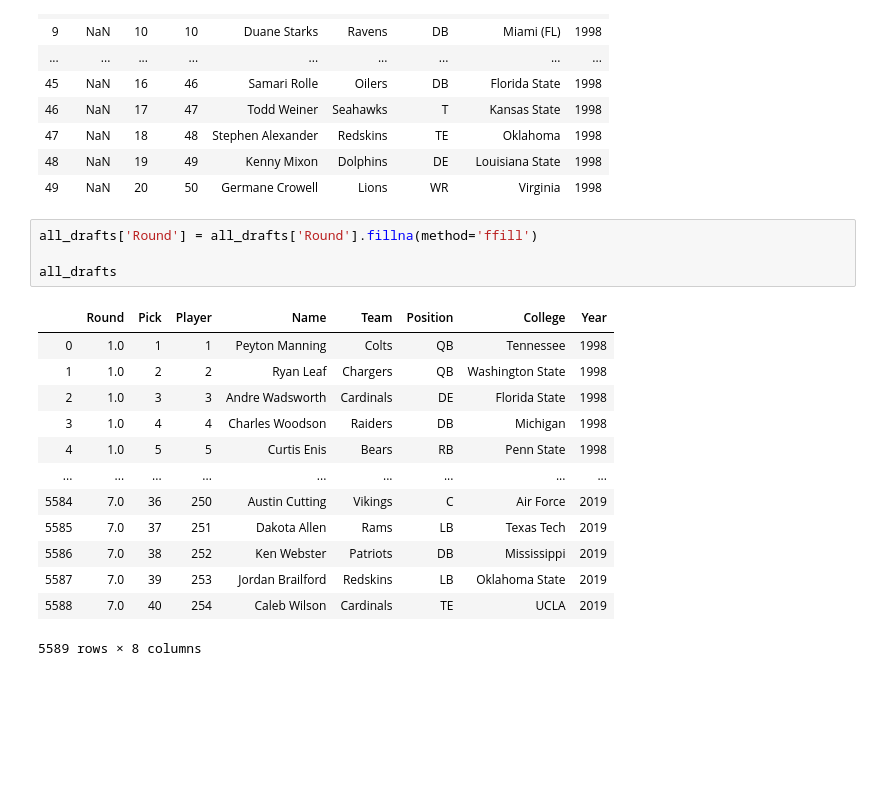
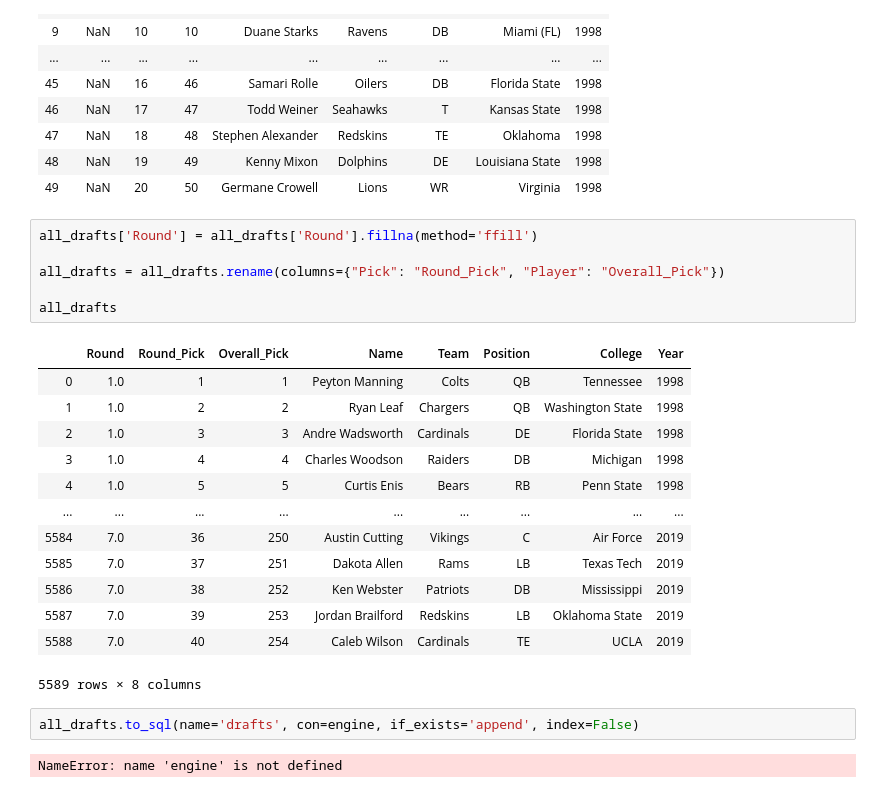
Before and after one commit to rdashcraft91/NFL-ETL, a Jupyter notebook: Ryan_Notebook.ipynb, the cells around one changed output. Drawn from its saved outputs; the diff is of its cells as text; blank space fills up the shorter version.

```diff
--- a/Ryan_Notebook.ipynb
+++ b/Ryan_Notebook.ipynb
@@ -117,9 +117,11 @@ all_drafts.head(50)
 # %%
 all_drafts['Round'] = all_drafts['Round'].fillna(method='ffill')
 
+all_drafts = all_drafts.rename(columns={"Pick": "Round_Pick", "Player": "Overall_Pick"})
+
 all_drafts
 # %% [output]
-|  | Round | Pick | Player | Name | Team | Position | College | Year |
+|  | Round | Round_Pick | Overall_Pick | Name | Team | Position | College | Year |
 | 0 | 1.0 | 1 | 1 | Peyton Manning | Colts | QB | Tennessee | 1998 |
 | 1 | 1.0 | 2 | 2 | Ryan Leaf | Chargers | QB | Washington State | 1998 |
 | 2 | 1.0 | 3 | 3 | Andre Wadsworth | Cardinals | DE | Florida State | 1998 |
@@ -132,3 +134,7 @@ all_drafts
 | 5587 | 7.0 | 39 | 253 | Jordan Brailford | Redskins | LB | Oklahoma State | 2019 |
 | 5588 | 7.0 | 40 | 254 | Caleb Wilson | Cardinals | TE | UCLA | 2019 |
 5589 rows × 8 columns
+# %%
+all_drafts.to_sql(name='drafts', con=engine, if_exists='append', index=False)
+# %% [output]
+NameError: name 'engine' is not defined
```
Also changed, not shown: 1 other file.
